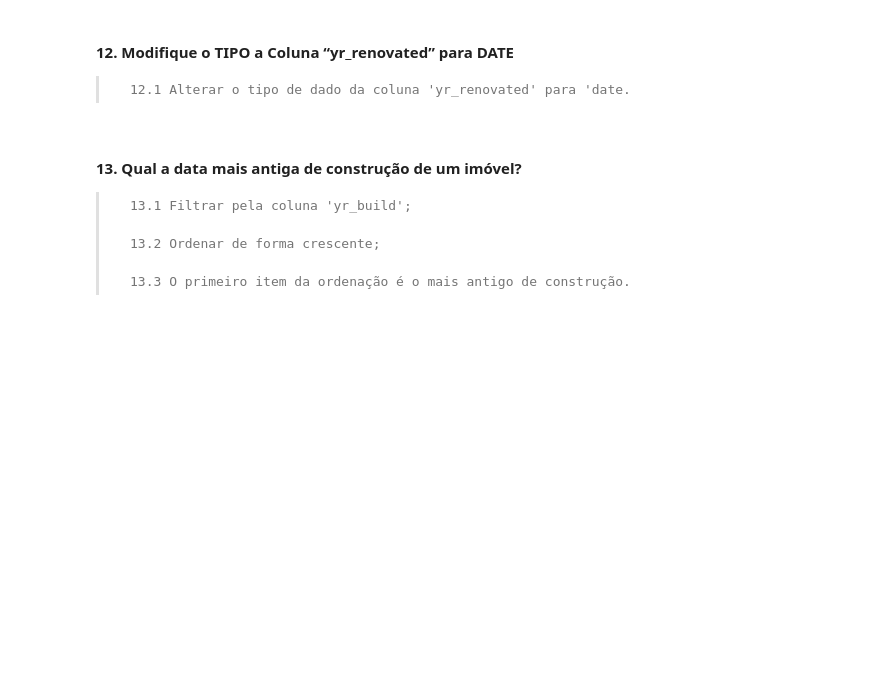
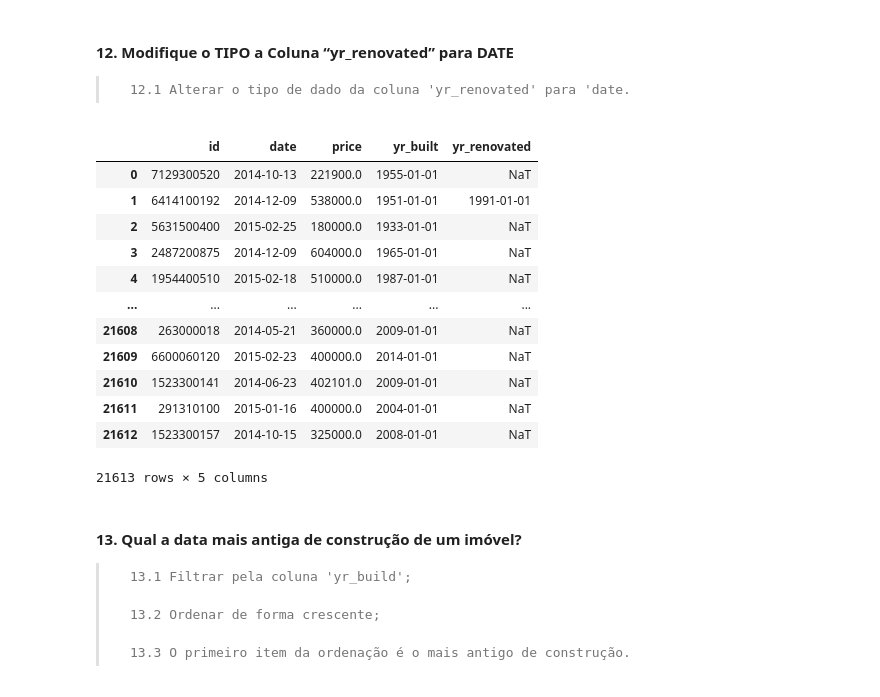
Before and after one commit to JoseWRPereira/jupyter-lab, a Jupyter notebook: Meigarom-DoZeroAoDS/houserocket-20.ipynb, the cells around one changed output. Saved outputs shown, nothing was run; the diff lists cells and outputs as text; code cells hidden in the pictures; blank space fills up the shorter version.

```diff
--- a/Meigarom-DoZeroAoDS/houserocket-20.ipynb
+++ b/Meigarom-DoZeroAoDS/houserocket-20.ipynb
@@ -600,6 +614,24 @@ TypeError: data type 'date' not understood
 # %% [markdown]
 #### 12.  Modifique o TIPO a Coluna “yr_renovated” para DATE
 >     12.1 Alterar o tipo de dado da coluna 'yr_renovated' para 'date.
+# %%
+dados['yr_renovated'] = pd.to_datetime(dados['yr_renovated'], format='%Y', errors='coerce')
+dados[['id','date','price','yr_built', 'yr_renovated']]
+# dados.dtypes
+# %% [output]
+|  | id | date | price | yr_built | yr_renovated |
+| 0 | 7129300520 | 2014-10-13 | 221900.0 | 1955-01-01 | NaT |
+| 1 | 6414100192 | 2014-12-09 | 538000.0 | 1951-01-01 | 1991-01-01 |
+| 2 | 5631500400 | 2015-02-25 | 180000.0 | 1933-01-01 | NaT |
+| 3 | 2487200875 | 2014-12-09 | 604000.0 | 1965-01-01 | NaT |
+| 4 | 1954400510 | 2015-02-18 | 510000.0 | 1987-01-01 | NaT |
+| ... | ... | ... | ... | ... | ... |
+| 21608 | 263000018 | 2014-05-21 | 360000.0 | 2009-01-01 | NaT |
+| 21609 | 6600060120 | 2015-02-23 | 400000.0 | 2014-01-01 | NaT |
+| 21610 | 1523300141 | 2014-06-23 | 402101.0 | 2009-01-01 | NaT |
+| 21611 | 291310100 | 2015-01-16 | 400000.0 | 2004-01-01 | NaT |
+| 21612 | 1523300157 | 2014-10-15 | 325000.0 | 2008-01-01 | NaT |
+21613 rows × 5 columns
 # %% [markdown]
 #### 13.  Qual a data mais antiga de construção de um imóvel?
 >     13.1 Filtrar pela coluna 'yr_build';
```
Also changed, not shown: parts of 16 cells of this notebook, 1 other file.
